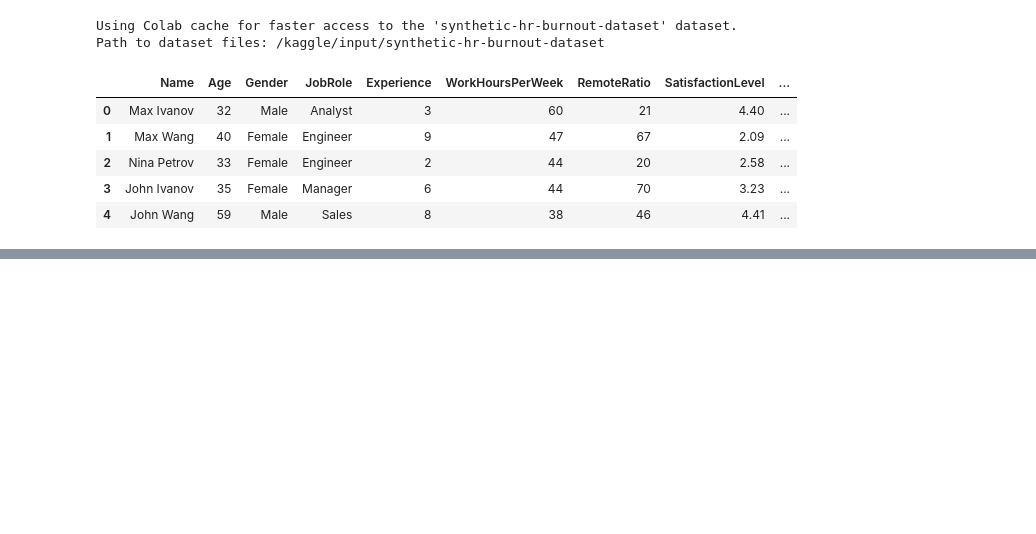
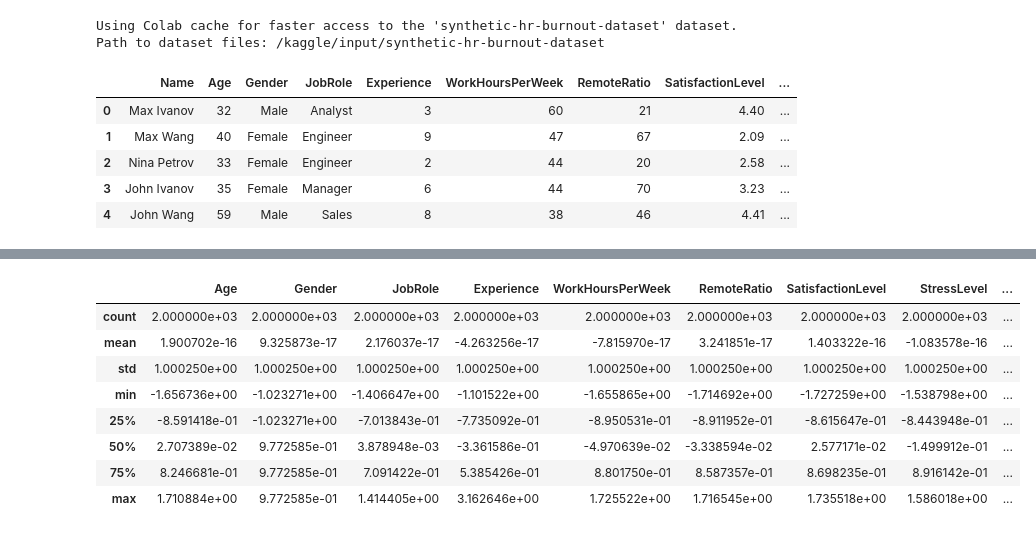
Before and after one commit to 7mid056/synthetic_employee_burnout, a Jupyter notebook: synthetic_employee_burnout.ipynb, the cells around one changed output, grey strips where cells are left out. Drawn from its saved outputs; the diff is of its cells as text; code cells hidden in the pictures; blank space fills up the shorter version.

```diff
--- a/synthetic_employee_burnout.ipynb
+++ b/synthetic_employee_burnout.ipynb
@@ -27,0 +141,10 @@ df.head()
+# %%
+#scale the df
+# StandardScaler
+from sklearn.preprocessing import StandardScaler
+
+numerical_col = df.columns.drop('Burnout')
+
+scale = StandardScaler()
+df[numerical_col] = scale.fit_transform(df[numerical_col])
+df.head()
@@ -27,0 +158,12 @@ df.head()
+# %%
+df.describe()
+# %% [output]
+|  | Age | Gender | JobRole | Experience | WorkHoursPerWeek | RemoteRatio | SatisfactionLevel | StressLevel | ... |
+| count | 2.000000e+03 | 2.000000e+03 | 2.000000e+03 | 2.000000e+03 | 2.000000e+03 | 2.000000e+03 | 2.000000e+03 | 2.000000e+03 | ... |
+| mean | 1.900702e-16 | 9.325873e-17 | 2.176037e-17 | -4.263256e-17 | -7.815970e-17 | 3.241851e-17 | 1.403322e-16 | -1.083578e-16 | ... |
+| std | 1.000250e+00 | 1.000250e+00 | 1.000250e+00 | 1.000250e+00 | 1.000250e+00 | 1.000250e+00 | 1.000250e+00 | 1.000250e+00 | ... |
+| min | -1.656736e+00 | -1.023271e+00 | -1.406647e+00 | -1.101522e+00 | -1.655865e+00 | -1.714692e+00 | -1.727259e+00 | -1.538798e+00 | ... |
+| 25% | -8.591418e-01 | -1.023271e+00 | -7.013843e-01 | -7.735092e-01 | -8.950531e-01 | -8.911952e-01 | -8.615647e-01 | -8.443948e-01 | ... |
+| 50% | 2.707389e-02 | 9.772585e-01 | 3.878948e-03 | -3.361586e-01 | -4.970639e-02 | -3.338594e-02 | 2.577171e-02 | -1.499912e-01 | ... |
+| 75% | 8.246681e-01 | 9.772585e-01 | 7.091422e-01 | 5.385426e-01 | 8.801750e-01 | 8.587357e-01 | 8.698235e-01 | 8.916142e-01 | ... |
+| max | 1.710884e+00 | 9.772585e-01 | 1.414405e+00 | 3.162646e+00 | 1.725522e+00 | 1.716545e+00 | 1.735518e+00 | 1.586018e+00 | ... |
```
Also changed, not shown: parts of 19 cells of this notebook.
